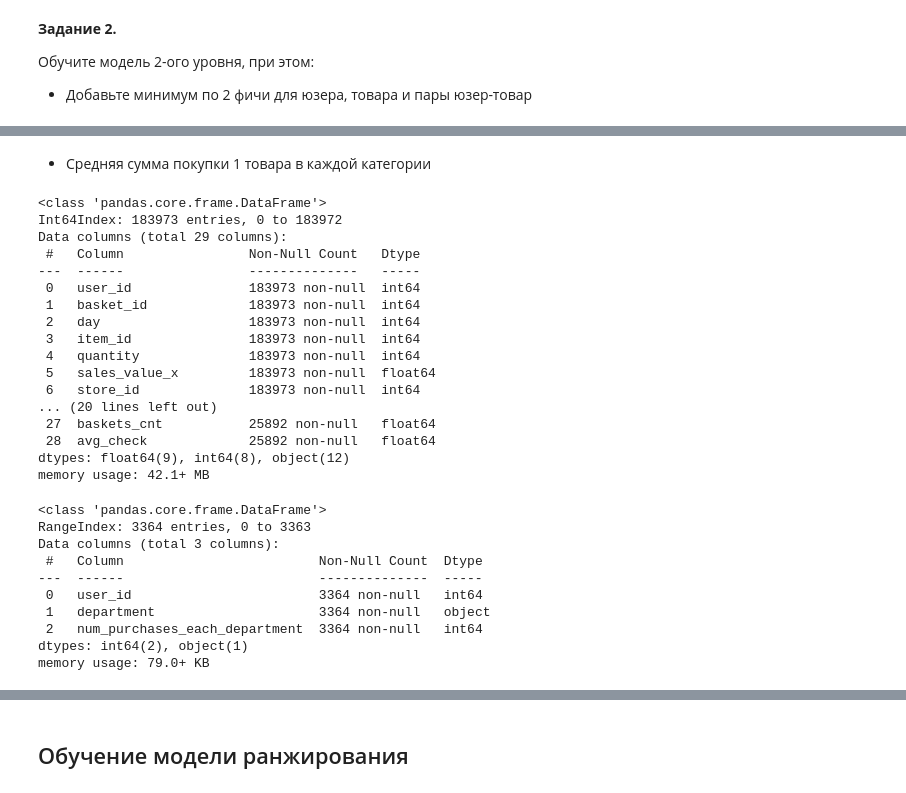
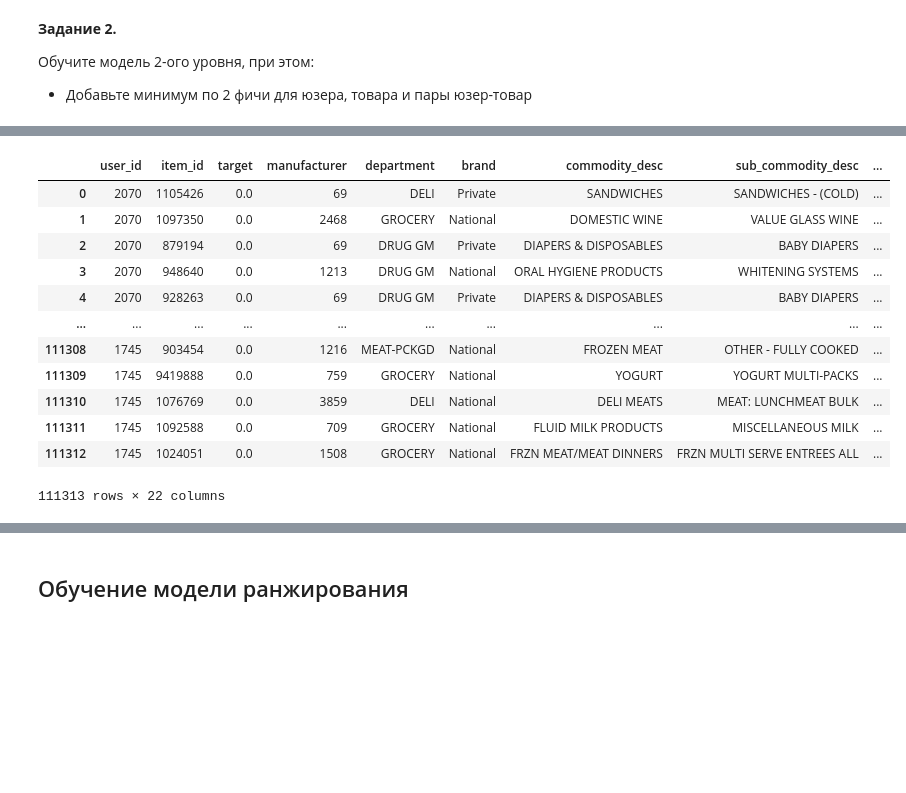
Before and after one commit to djo1006/RecommenderSystems, a Jupyter notebook: HW_6/HW_6.ipynb, the cells around one changed output, grey strips where cells are left out. Cells and saved outputs as stored; diff of their text form; code cells hidden in the pictures; blank space fills up the shorter version.

```diff
--- a/HW_6/HW_6.ipynb
+++ b/HW_6/HW_6.ipynb
@@ -502,2 +454,4 @@ average_check.drop(['sales_value', 'baskets_cnt'], axis=1)
 # %%
-df_ranker_train = df_ranker_train.merge(average_check, on=USER_COL, how='left')
+# Сделаем big_data для создания фич
+bigdata = df_ranker_train.merge(data_train_ranker, on=[USER_COL, ITEM_COL], how='left')
+bigdata.info()
@@ -504,40 +475,0 @@ df_ranker_train = df_ranker_train.merge(average_check, on=USER_COL, how='left')
-# %% [markdown]
-- Средняя сумма покупки 1 товара в каждой категории
-# %%
-all_data = data_train_ranker.merge(df_ranker_train, on=[USER_COL, ITEM_COL], how='left')
-tmp_df.info()
-# %% [output]
-<class 'pandas.core.frame.DataFrame'>
-Int64Index: 183973 entries, 0 to 183972
-Data columns (total 29 columns):
- #   Column                Non-Null Count   Dtype
----  ------                --------------   -----
- 0   user_id               183973 non-null  int64
- 1   basket_id             183973 non-null  int64
- 2   day                   183973 non-null  int64
- 3   item_id               183973 non-null  int64
- 4   quantity              183973 non-null  int64
- 5   sales_value_x         183973 non-null  float64
- 6   store_id              183973 non-null  int64
-... (20 lines left out)
- 27  baskets_cnt           25892 non-null   float64
- 28  avg_check             25892 non-null   float64
-dtypes: float64(9), int64(8), object(12)
-memory usage: 42.1+ MB
-# %%
-temp_df = all_data[['user_id', 'quantity', 'department']]
-temp_df = temp_df.groupby(['user_id', 'department']).agg({'quantity' : 'sum'}).reset_index()
-temp_df = temp_df.rename(columns={'quantity' : 'num_purchases_each_department'})
-
-temp_df.info()
-# %% [output]
-<class 'pandas.core.frame.DataFrame'>
-RangeIndex: 3364 entries, 0 to 3363
-Data columns (total 3 columns):
- #   Column                         Non-Null Count  Dtype
----  ------                         --------------  -----
- 0   user_id                        3364 non-null   int64
- 1   department                     3364 non-null   object
- 2   num_purchases_each_department  3364 non-null   int64
-dtypes: int64(2), object(1)
-memory usage: 79.0+ KB
@@ -545,0 +533,22 @@ df_ranker_train = df_ranker_train.merge(temp_df, on=[USER_COL, 'department'], ho
+# %%
+df_ranker_train = df_ranker_train_copy.copy()
+# df_ranker_train_copy = df_ranker_train.copy()
+result_df = df_ranker_train.copy()
+# result_df = result_df.query('user_id==1745')
+
+df_ranker_train = create_feature(bigdata, result_df)
+df_ranker_train
+# %% [output]
+|  | user_id | item_id | target | manufacturer | department | brand | commodity_desc | sub_commodity_desc | ... |
+| 0 | 2070 | 1105426 | 0.0 | 69 | DELI | Private | SANDWICHES | SANDWICHES - (COLD) | ... |
+| 1 | 2070 | 1097350 | 0.0 | 2468 | GROCERY | National | DOMESTIC WINE | VALUE GLASS WINE | ... |
+| 2 | 2070 | 879194 | 0.0 | 69 | DRUG GM | Private | DIAPERS & DISPOSABLES | BABY DIAPERS | ... |
+| 3 | 2070 | 948640 | 0.0 | 1213 | DRUG GM | National | ORAL HYGIENE PRODUCTS | WHITENING SYSTEMS | ... |
+| 4 | 2070 | 928263 | 0.0 | 69 | DRUG GM | Private | DIAPERS & DISPOSABLES | BABY DIAPERS | ... |
+| ... | ... | ... | ... | ... | ... | ... | ... | ... | ... |
+| 111308 | 1745 | 903454 | 0.0 | 1216 | MEAT-PCKGD | National | FROZEN MEAT | OTHER - FULLY COOKED | ... |
+| 111309 | 1745 | 9419888 | 0.0 | 759 | GROCERY | National | YOGURT | YOGURT MULTI-PACKS | ... |
+| 111310 | 1745 | 1076769 | 0.0 | 3859 | DELI | National | DELI MEATS | MEAT: LUNCHMEAT BULK | ... |
+| 111311 | 1745 | 1092588 | 0.0 | 709 | GROCERY | National | FLUID MILK PRODUCTS | MISCELLANEOUS MILK | ... |
+| 111312 | 1745 | 1024051 | 0.0 | 1508 | GROCERY | National | FRZN MEAT/MEAT DINNERS | FRZN MULTI SERVE ENTREES ALL | ... |
+111313 rows × 22 columns
```
Also changed, not shown: parts of 20 cells of this notebook.
